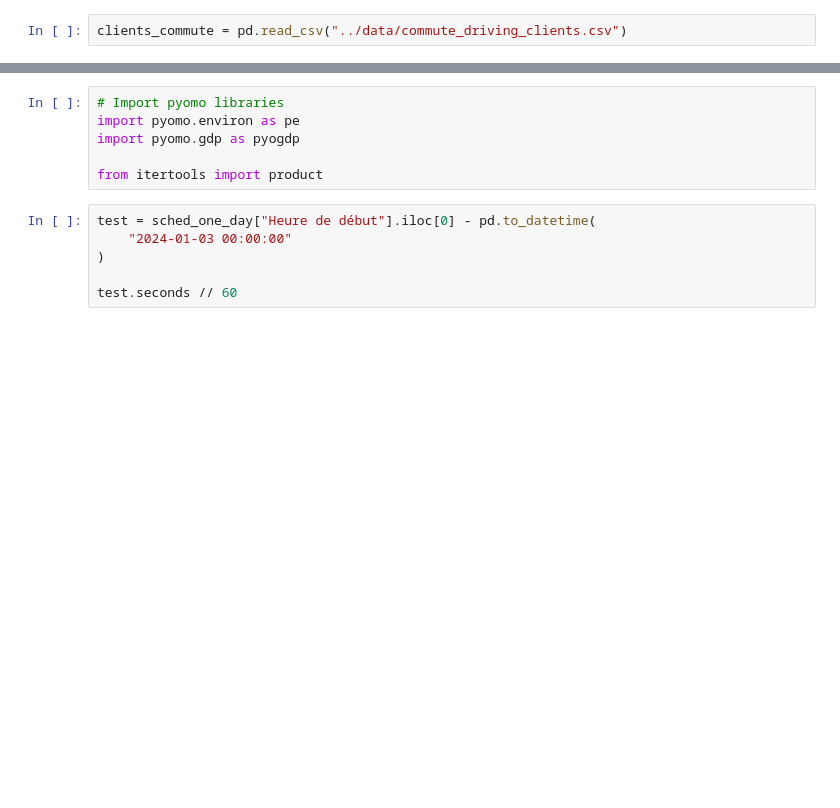
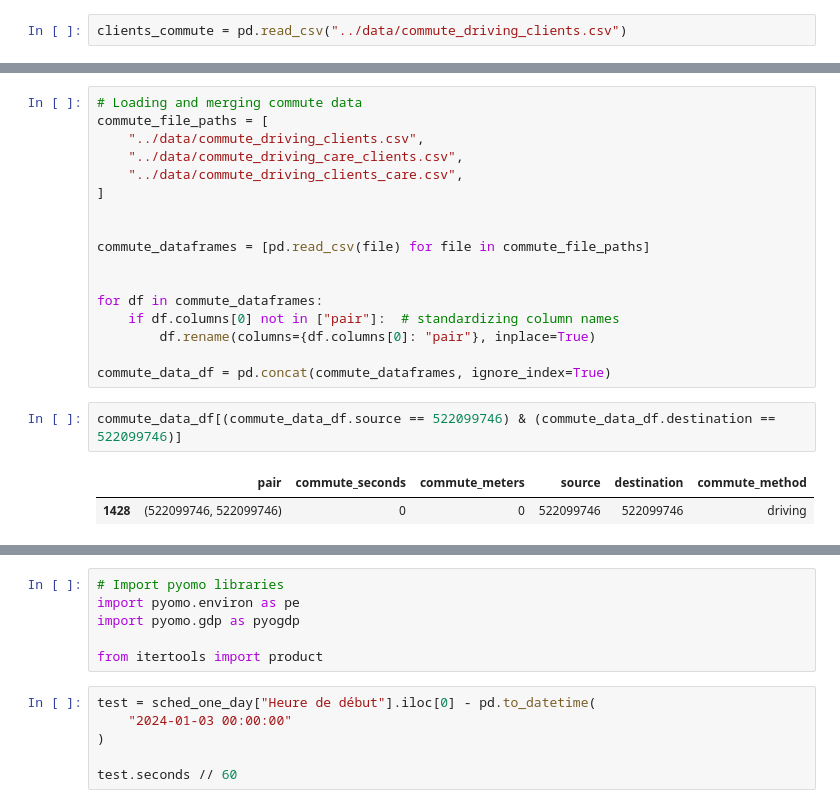
Before and after one commit to stlbnmaria/care-agenda-optimisation, a Jupyter notebook: notebooks/02_optimisation.ipynb, the cells around one changed output, grey strips where cells are left out. Drawn from its saved outputs; the diff is of its cells as text; blank space fills up the shorter version.

```diff
--- a/notebooks/02_optimisation.ipynb
+++ b/notebooks/02_optimisation.ipynb
@@ -149,0 +280,22 @@ list(
+# %%
+# Loading and merging commute data
+commute_file_paths = [
+    "../data/commute_driving_clients.csv",
+    "../data/commute_driving_care_clients.csv",
+    "../data/commute_driving_clients_care.csv",
+]
+
+
+commute_dataframes = [pd.read_csv(file) for file in commute_file_paths]
+
+
+for df in commute_dataframes:
+    if df.columns[0] not in ["pair"]:  # standardizing column names
+        df.rename(columns={df.columns[0]: "pair"}, inplace=True)
+
+commute_data_df = pd.concat(commute_dataframes, ignore_index=True)
+# %%
+commute_data_df[(commute_data_df.source == 522099746) & (commute_data_df.destination == 522099746)]
+# %% [output]
+|  | pair | commute_seconds | commute_meters | source | destination | commute_method |
+| 1428 | (522099746, 522099746) | 0 | 0 | 522099746 | 522099746 | driving |
```
Also changed, not shown: parts of 49 cells of this notebook.
